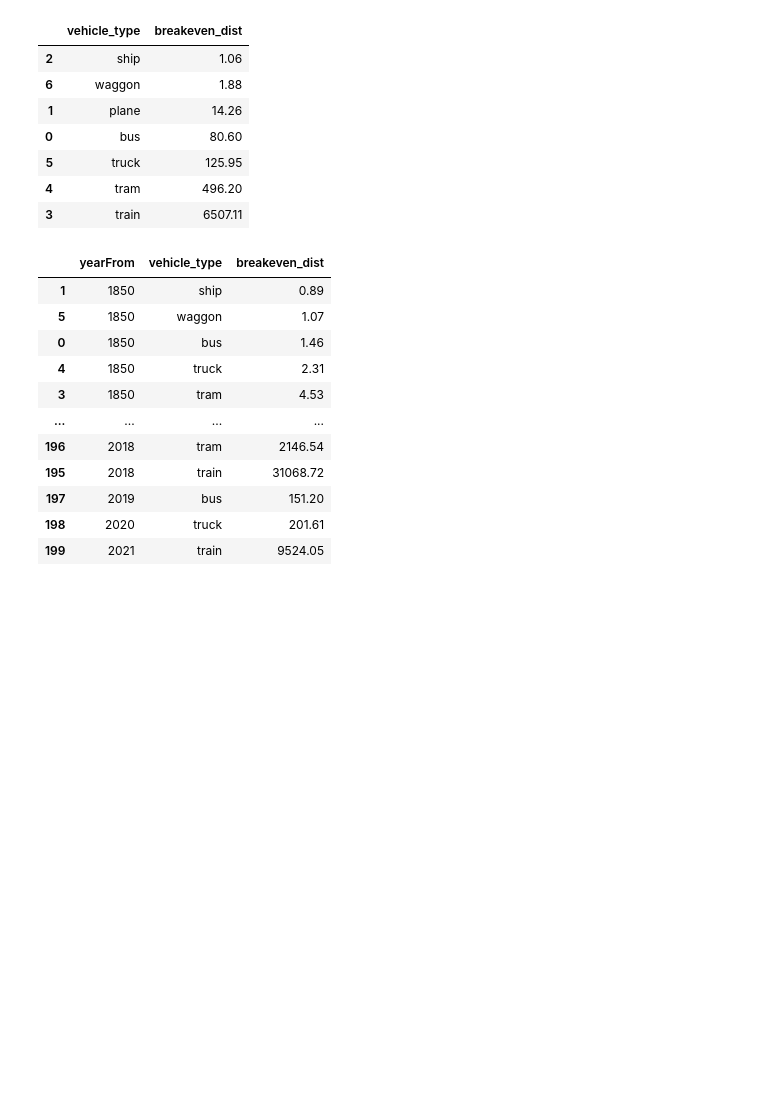
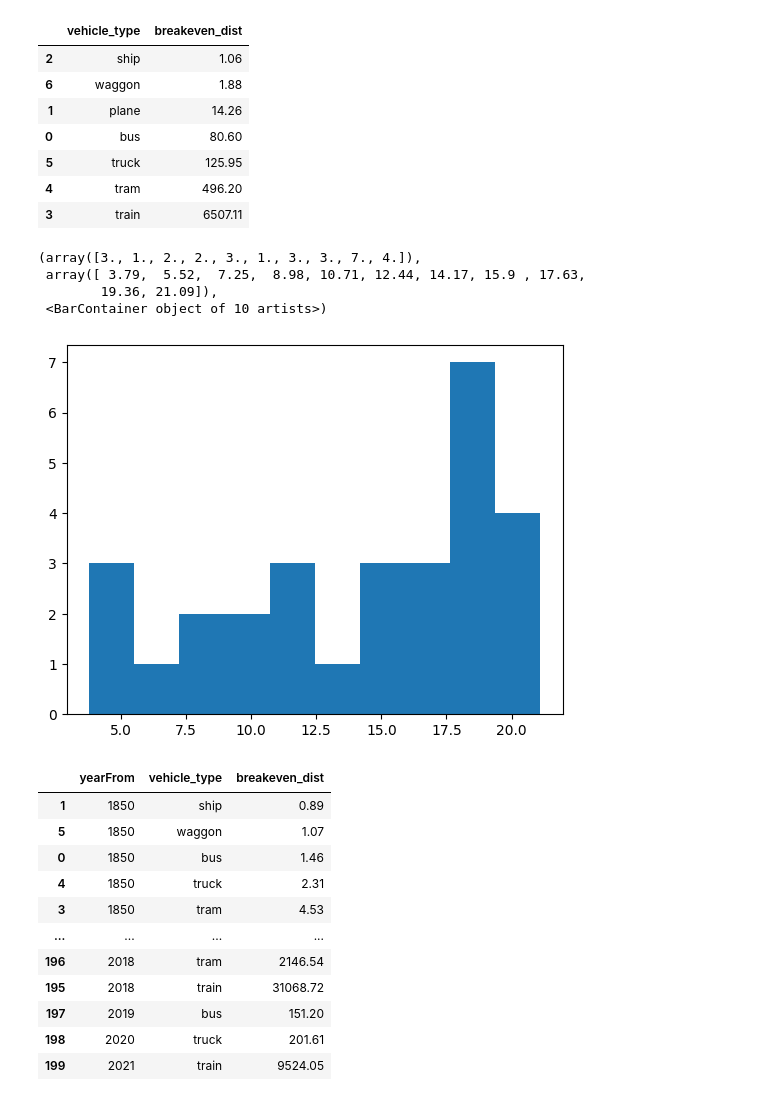
Before and after one commit to peppy-senpai/TransportFever2, a Jupyter notebook: Code/analysis/vehicle_analysis.ipynb, the cells around one changed output. Saved outputs shown, nothing was run; the diff lists cells and outputs as text; code cells hidden in the pictures; blank space fills up the shorter version.

```diff
--- a/Code/analysis/vehicle_analysis.ipynb
+++ b/Code/analysis/vehicle_analysis.ipynb
@@ -129,6 +129,14 @@ df.groupby(['vehicle_type']).agg({'breakeven_dist':'mean'}).round(2).reset_index
 | 5 | truck | 125.95 |
 | 4 | tram | 496.20 |
 | 3 | train | 6507.11 |
+# %%
+plt.hist(df['breakeven_dist'].loc[df['vehicle_type']=='plane'])
+# %% [output]
+(array([3., 1., 2., 2., 3., 1., 3., 3., 7., 4.]),
+ array([ 3.79,  5.52,  7.25,  8.98, 10.71, 12.44, 14.17, 15.9 , 17.63,
+        19.36, 21.09]),
+ <BarContainer object of 10 artists>)
+[figure, added]
 # %%
 test = df.groupby(['yearFrom','vehicle_type']).agg({'breakeven_dist':'mean'}).round(2).reset_index()
 test = test.sort_values(by=['yearFrom','breakeven_dist'], ascending=[True,True])
```
Also changed, not shown: 3 other files.
